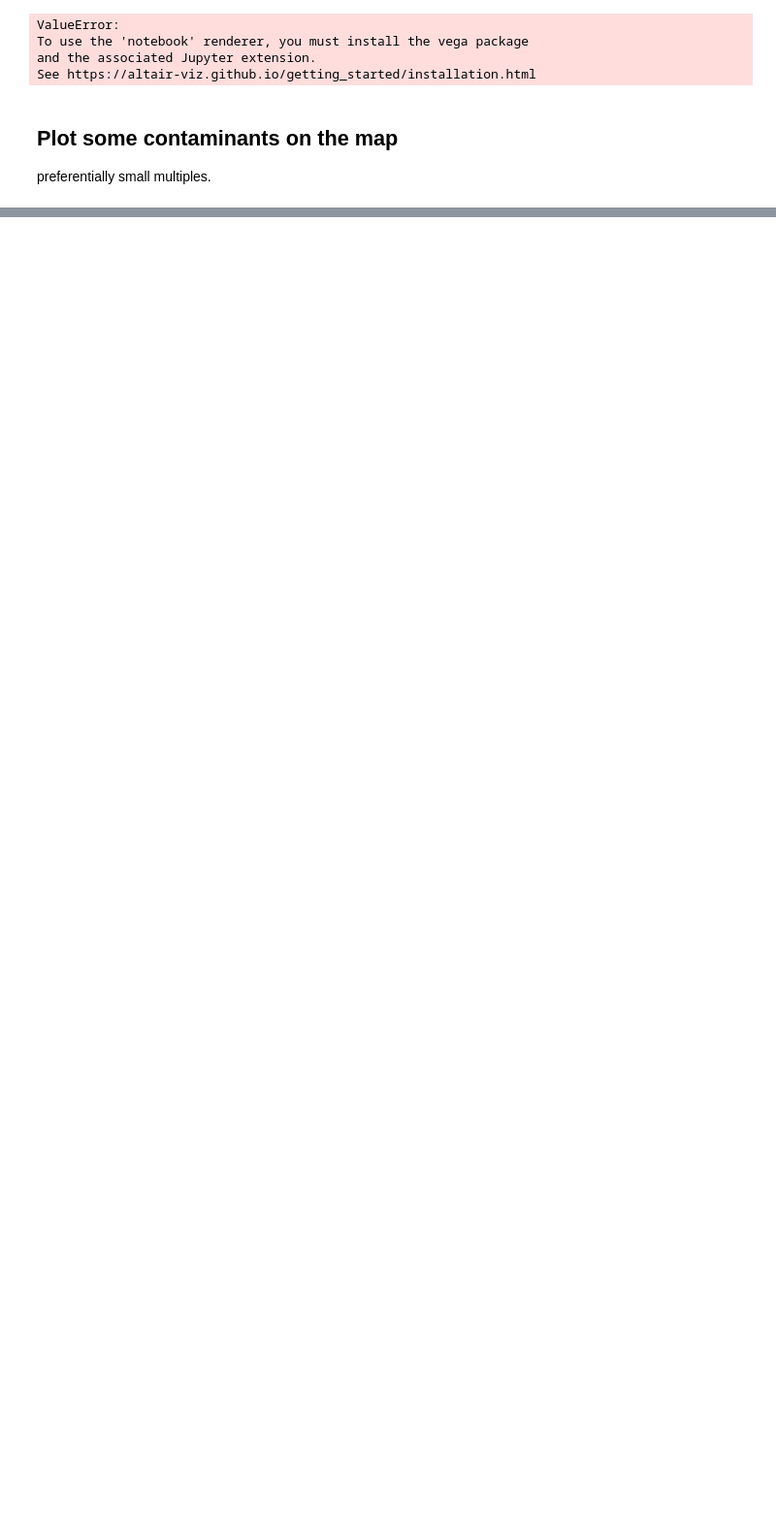
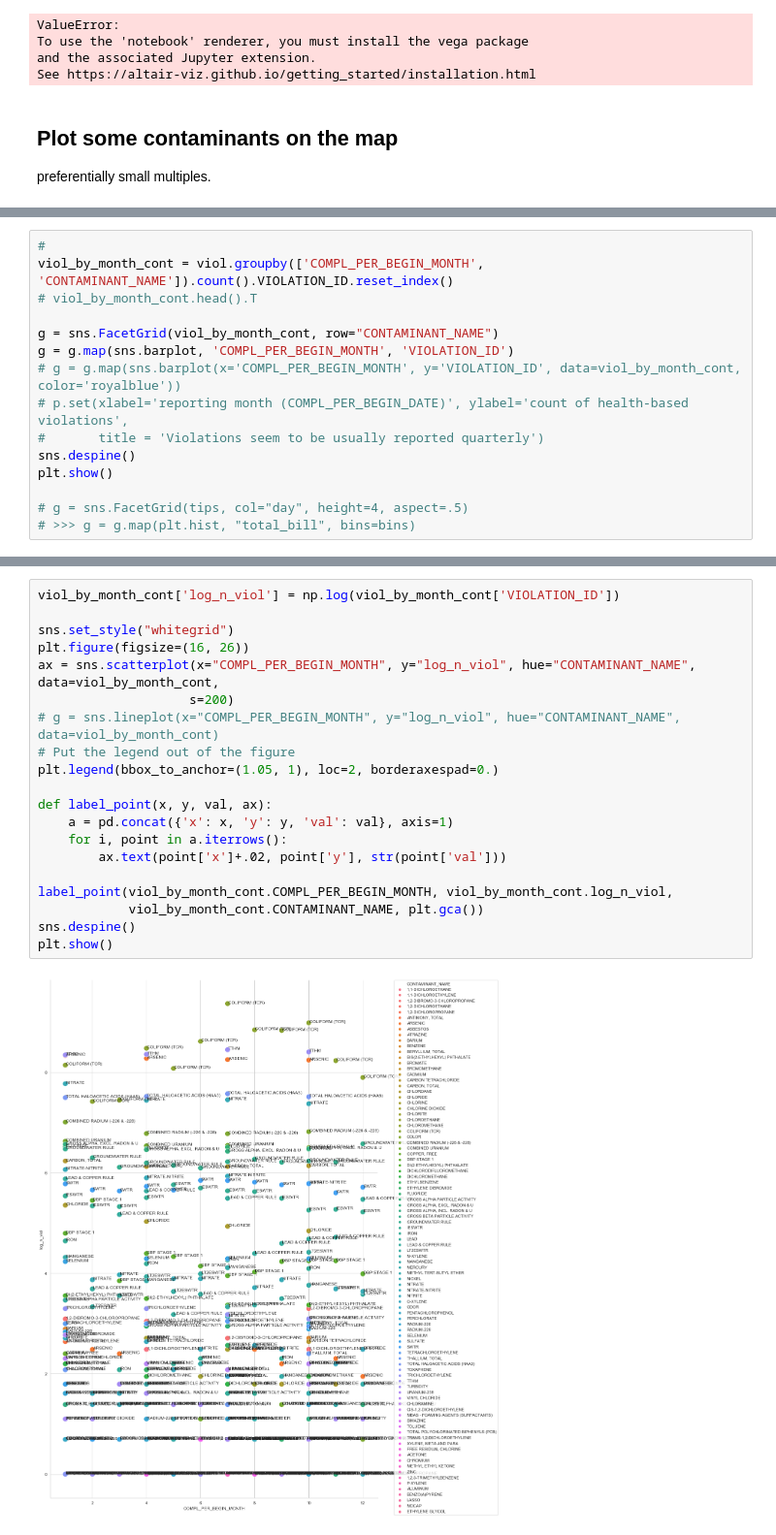
Before and after one commit to codeforboston/safe-water, a Jupyter notebook: code/python/notebooks/exploration_of_contaminants.ipynb, the cells around one changed output, grey strips where cells are left out. Shown at 97% size. Drawn from its saved outputs; the diff is of its cells as text; blank space fills up the shorter version.

```diff
--- a/code/python/notebooks/exploration_of_contaminants.ipynb
+++ b/code/python/notebooks/exploration_of_contaminants.ipynb
@@ -233,0 +284,15 @@ preferentially small multiples.
+# %%
+#
+viol_by_month_cont = viol.groupby(['COMPL_PER_BEGIN_MONTH', 'CONTAMINANT_NAME']).count().VIOLATION_ID.reset_index()
+# viol_by_month_cont.head().T
+
+g = sns.FacetGrid(viol_by_month_cont, row="CONTAMINANT_NAME")
+g = g.map(sns.barplot, 'COMPL_PER_BEGIN_MONTH', 'VIOLATION_ID')
+# g = g.map(sns.barplot(x='COMPL_PER_BEGIN_MONTH', y='VIOLATION_ID', data=viol_by_month_cont, color='royalblue'))
+# p.set(xlabel='reporting month (COMPL_PER_BEGIN_DATE)', ylabel='count of health-based violations',
+#       title = 'Violations seem to be usually reported quarterly')
+sns.despine()
+plt.show()
+
+# g = sns.FacetGrid(tips, col="day", height=4, aspect=.5)
+# >>> g = g.map(plt.hist, "total_bill", bins=bins)
@@ -233,0 +301,22 @@ preferentially small multiples.
+# %%
+viol_by_month_cont['log_n_viol'] = np.log(viol_by_month_cont['VIOLATION_ID'])
+
+sns.set_style("whitegrid")
+plt.figure(figsize=(16, 26))
+ax = sns.scatterplot(x="COMPL_PER_BEGIN_MONTH", y="log_n_viol", hue="CONTAMINANT_NAME", data=viol_by_month_cont,
+                    s=200)
+# g = sns.lineplot(x="COMPL_PER_BEGIN_MONTH", y="log_n_viol", hue="CONTAMINANT_NAME", data=viol_by_month_cont)
+# Put the legend out of the figure
+plt.legend(bbox_to_anchor=(1.05, 1), loc=2, borderaxespad=0.)
+
+def label_point(x, y, val, ax):
+    a = pd.concat({'x': x, 'y': y, 'val': val}, axis=1)
+    for i, point in a.iterrows():
+        ax.text(point['x']+.02, point['y'], str(point['val']))
+
+label_point(viol_by_month_cont.COMPL_PER_BEGIN_MONTH, viol_by_month_cont.log_n_viol,
+            viol_by_month_cont.CONTAMINANT_NAME, plt.gca())
+sns.despine()
+plt.show()
+# %% [output]
+[figure, added]
```
Also changed, not shown: parts of 8 cells of this notebook.
